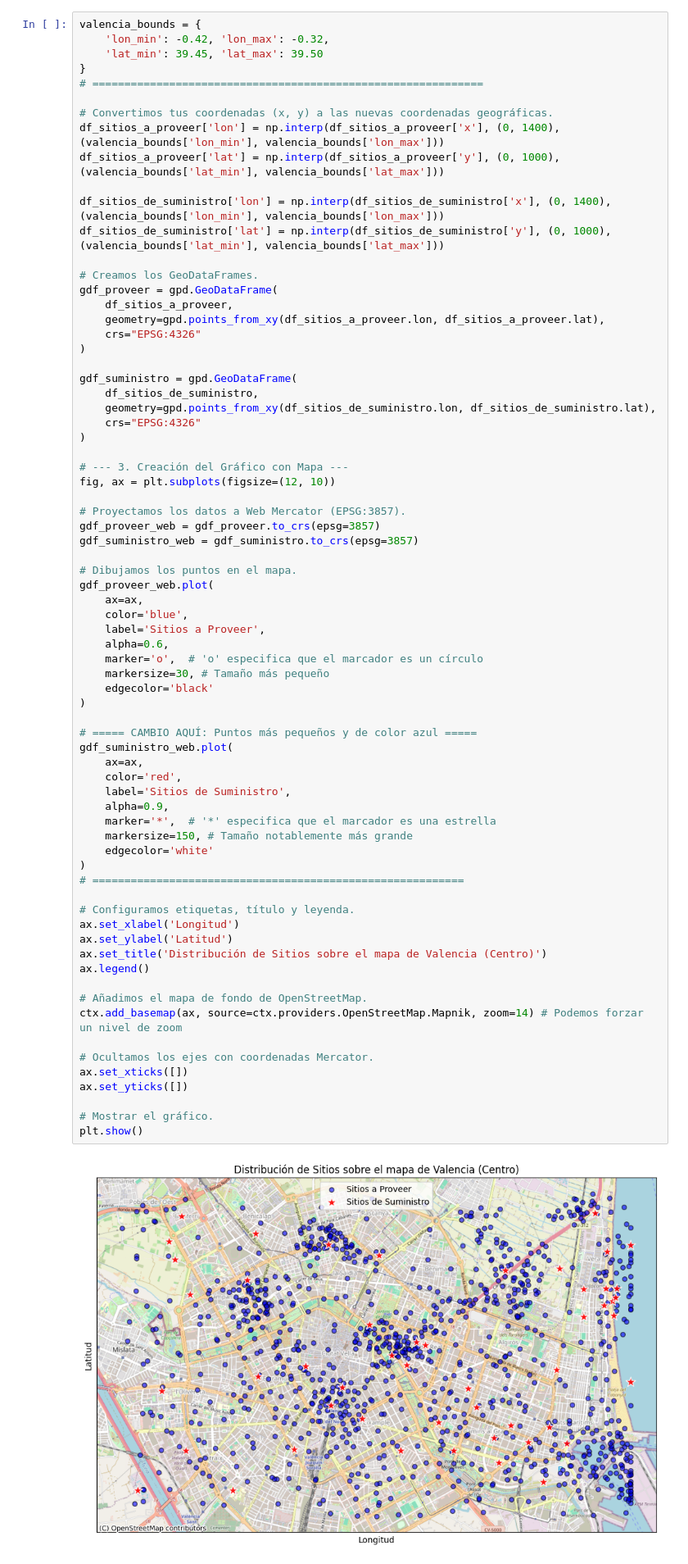
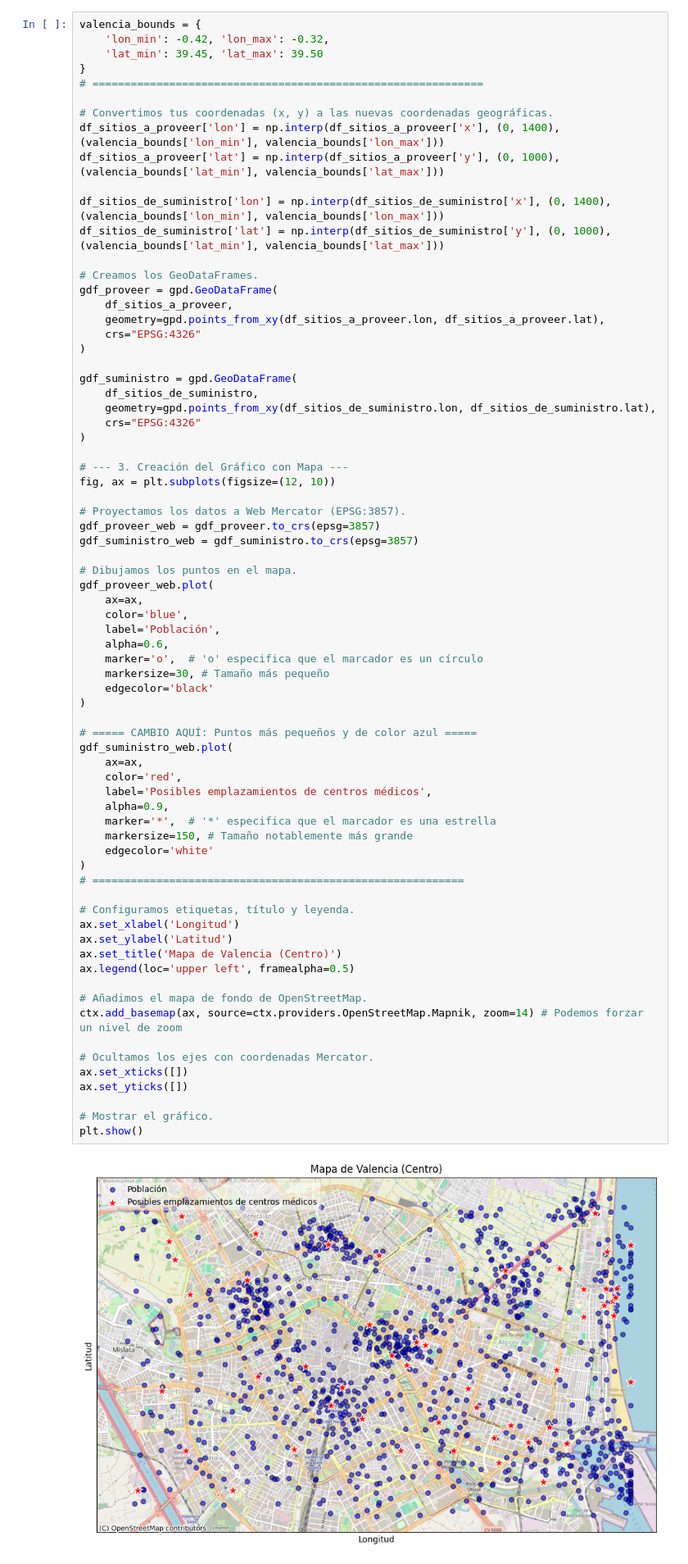
Before and after one commit to Manumrm8/TFM_optimization, a Jupyter notebook: visualization.ipynb, the cells around one changed output. Shown at 82% size. Drawn from its saved outputs; the diff is of its cells as text.

Commit message:
citas e imagenes

```diff
--- a/visualization.ipynb
+++ b/visualization.ipynb
@@ -68,42 +68,42 @@ gdf_suministro_web = gdf_suministro.to_crs(epsg=3857)
 gdf_proveer_web.plot(
     ax=ax,
     color='blue',
-    label='Sitios a Proveer',
+    label='Población',
     alpha=0.6,
     marker='o',  # 'o' especifica que el marcador es un círculo
     markersize=30, # Tamaño más pequeño
     edgecolor='black'
 )
 
 # ===== CAMBIO AQUÍ: Puntos más pequeños y de color azul =====
 gdf_suministro_web.plot(
     ax=ax,
     color='red',
-    label='Sitios de Suministro',
+    label='Posibles emplazamientos de centros médicos',
     alpha=0.9,
     marker='*',  # '*' especifica que el marcador es una estrella
     markersize=150, # Tamaño notablemente más grande
     edgecolor='white'
 )
 # ==========================================================
 
 # Configuramos etiquetas, título y leyenda.
 ax.set_xlabel('Longitud')
 ax.set_ylabel('Latitud')
-ax.set_title('Distribución de Sitios sobre el mapa de Valencia (Centro)')
-ax.legend()
+ax.set_title('Mapa de Valencia (Centro)')
+ax.legend(loc='upper left', framealpha=0.5)
 
 # Añadimos el mapa de fondo de OpenStreetMap.
 ctx.add_basemap(ax, source=ctx.providers.OpenStreetMap.Mapnik, zoom=14) # Podemos forzar un nivel de zoom
 
 # Ocultamos los ejes con coordenadas Mercator.
 ax.set_xticks([])
 ax.set_yticks([])
 
 # Mostrar el gráfico.
 plt.show()
 # %% [output]
-[figure, old version]
+[figure, new version]
 # %%
 valencia_bounds = {
     'lon_min': -0.42, 'lon_max': -0.32,
```
Also changed, not shown: parts of 4 cells of this notebook, 20 other files.
